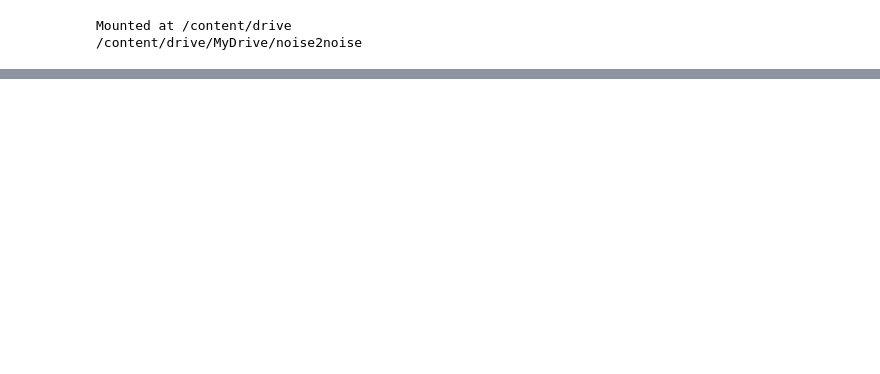
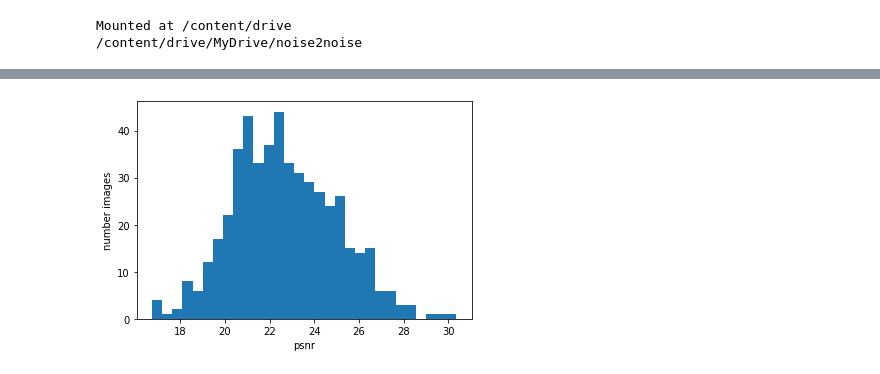
Before and after one commit to thurgarion2/noise2noise, a Jupyter notebook: _architecture_test.ipynb, the cells around one changed output, grey strips where cells are left out. Saved outputs shown, nothing was run; the diff lists cells and outputs as text; code cells hidden in the pictures; blank space fills up the shorter version.

```diff
--- a/_architecture_test.ipynb
+++ b/_architecture_test.ipynb
@@ -89,0 +122,4 @@ plot_psnr_distribution(model, validation)
+# %%
+plot_psnr_distribution(model, validation)
+# %% [output]
+[figure, added]
```
Also changed, not shown: parts of 10 cells of this notebook, 1 other file.
